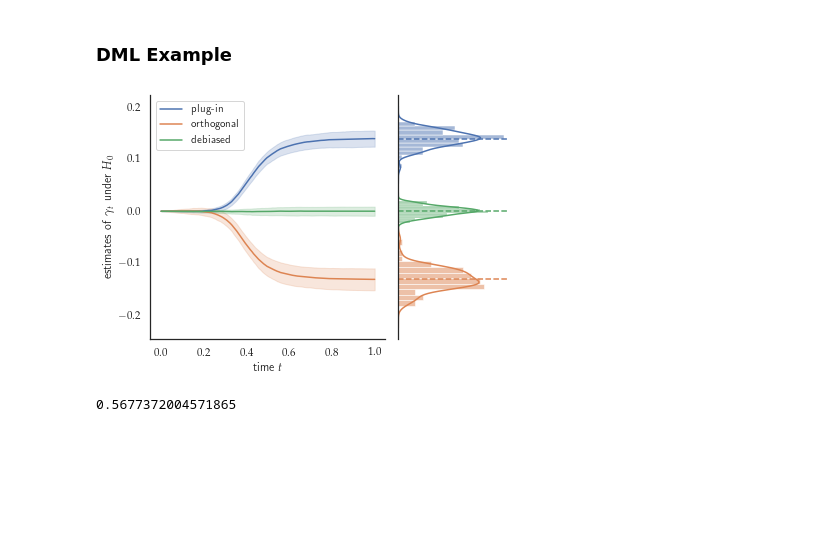
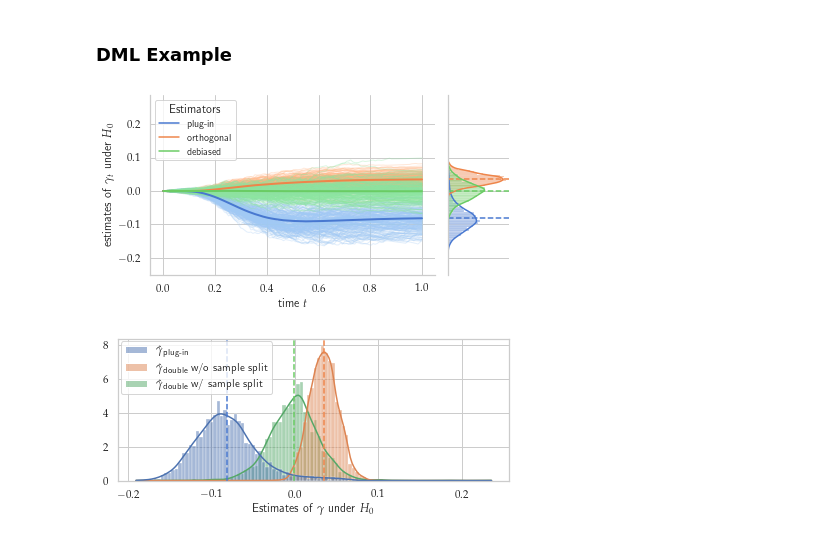
Before and after one commit to AlexanderChristgau/nonparametric-cli-test, a Jupyter notebook: Simulations/plot_alternative.ipynb, the cells around one changed output. Drawn from its saved outputs; the diff is of its cells as text; code cells hidden in the pictures; blank space fills up the shorter version.

```diff
--- a/Simulations/plot_alternative.ipynb
+++ b/Simulations/plot_alternative.ipynb
@@ -20,6 +21,4 @@ from matplotlib import rc
 rc('font',**{'family':'serif','serif':['Palatino']})
 rc('text', usetex=True)
 rc('text.latex', preamble=r'\usepackage{amsmath}')
-path = '/Users/bwq666/Documents/BoxHed/Plots'; chdir(path)
+sns.set_theme(style='whitegrid',palette='pastel')
-# %%
-sns.set_palette('muted')
@@ -117,7 +152,7 @@ plt.show()
 ### DML Example
 # %%
 if 1:
-    with open('/Users/bwq666/Documents/BoxHed/sim_data/dml_example2.pkl','rb') as f:
+    with open('/Users/bwq666/Documents/GitHub/nonparametric-cli-test/sim_data/dml_example.pkl','rb') as f:
         sim_data = pickle.load(f)
 # %%
 data = pd.melt(
@@ -128,4 +162,7 @@ data['endpoints'] = data['value'].apply(lambda x: x[-1])
 # %%
 longform = data.apply(lambda x: pd.Series(x['value']),axis=1).stack().reset_index(level=1, drop=True)
 longform.name = 'values'
-df = data.drop('value', axis=1).join(longform).reset_index()
+df = data.drop('value', axis=1).join(longform)
+df['sampleidx'] = df.index
+df = df.reset_index()
+df['time'] = np.tile(np.linspace(0,1,128),3*len(sim_data))
@@ -134,29 +169,43 @@ df['time'] = np.tile(np.linspace(0,1,128),3*len(sim_data))
 # %%
-sns.set(style='white',rc={'figure.figsize':(12,12)})
+sns.set_theme(style='whitegrid',palette='pastel')
+g = sns.JointGrid('time', 'values', data=df, ratio=4)
+g.ax_marg_x.remove()
+g.fig.set_figwidth(6)
+g.fig.set_figheight(4)
 
-g = sns.JointGrid('time', 'values', data=df, ratio=2)
-g.ax_marg_x.remove()
-sns.lineplot(data=df,x='time',y='values',hue='variable',ax=g.ax_joint,ci='sd');
+sns.lineplot(
+    data=df[df['sampleidx']%10 == 1],x='time',y='values',hue='variable',size='sampleidx',ax=g.ax_joint,
+    palette='pastel',estimator=None,
+    sizes=(1,1),**{'alpha':0.3}
+)
+
+sns.lineplot(
+    data=df,x='time',y='values',hue='variable',ax=g.ax_joint,ci=None,
+    sizes=[2],palette='muted',lw=2
+)
 h,_ = g.ax_joint.get_legend_handles_labels()
-g.ax_joint.legend(h,['plug-in','orthogonal','debiased'], loc=2)
+g.ax_joint.legend(
+    h[-3:],['plug-in','orthogonal','debiased'],
+    loc=2,title='Estimators', prop={'size': 10})
+
+# sns.scatterplot(
+#     data=df[df['sampleidx']%3 != 0],x='time',y='values',hue='variable',ax=g.ax_joint,palette='pastel',s=1.5
+# )
+
 g.ax_joint.set_xlabel(r'time $t$')
 g.ax_joint.set_ylabel(r'estimates of $\gamma_t$ under $H_0$')
 
 #g = g.refline(y=0, linewidth=1, linestyle=':',color='k', clip_on=False)
 
-colors = sns.color_palette()
+colors = sns.color_palette('muted')
 for i,c in enumerate(data['variable'].unique()):
-    sns.histplot(y=data['endpoints'][data['variable']==c], ax=g.ax_marg_y, color=colors[i],
+    sns.histplot(y=data['endpoints'][data['variable']==c], bins=50, stat='density', ax=g.ax_marg_y, color=colors[i],
         kde=True,kde_kws={'cut':5}
     )
     g.ax_marg_y.axhline(np.mean(data['endpoints'][data['variable']==c]),linestyle='dashed',color=colors[i])
 
 g.figure.tight_layout()
-#plt.savefig('endpoints_example.pdf',bbox_inches='tight', pad_inches=0)
+plt.savefig('continuous_example.pdf',bbox_inches='tight', pad_inches=0)
 plt.show()
 # %% [output]
-[figure, old version]
+[figure, new version]
-# %%
-np.max(data['endpoints'])
-# %% [output]
-0.5677372004571865
@@ -164,0 +219,14 @@ from itertools import product
+# %%
+sns.set(style='whitegrid',rc={'figure.figsize':(6,2.8)},palette='deep')
+ax = sns.histplot(data,x='endpoints',hue='Estimator',bins=100,stat='density',kde=True,legend=True,kde_kws={'cut':0.5});
+plt.ylabel(None)
+plt.xlabel(r'Estimates of $\gamma$ under $H_0$')
+sns.move_legend(ax,'lower center', title=None, bbox_to_anchor=(0.2,0.57),frameon=True)
+
+for i,c in enumerate(data['variable'].unique()):
+    ax.axvline(np.mean(data['endpoints'][data['variable']==c]),linestyle='dashed',color=colors[i])
+plt.tight_layout()
+plt.savefig('endpoints_example.pdf')
+plt.show()
+# %% [output]
+[figure, added]
```
Also changed, not shown: parts of 16 cells of this notebook, 5 other files.
